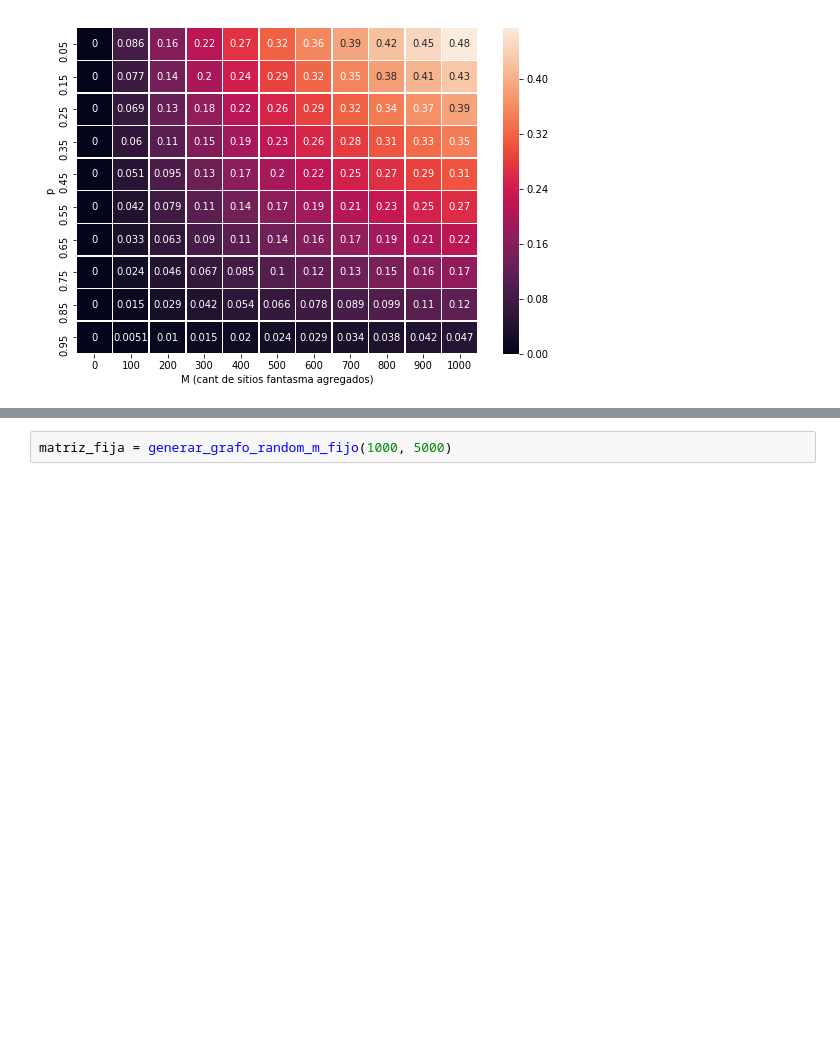
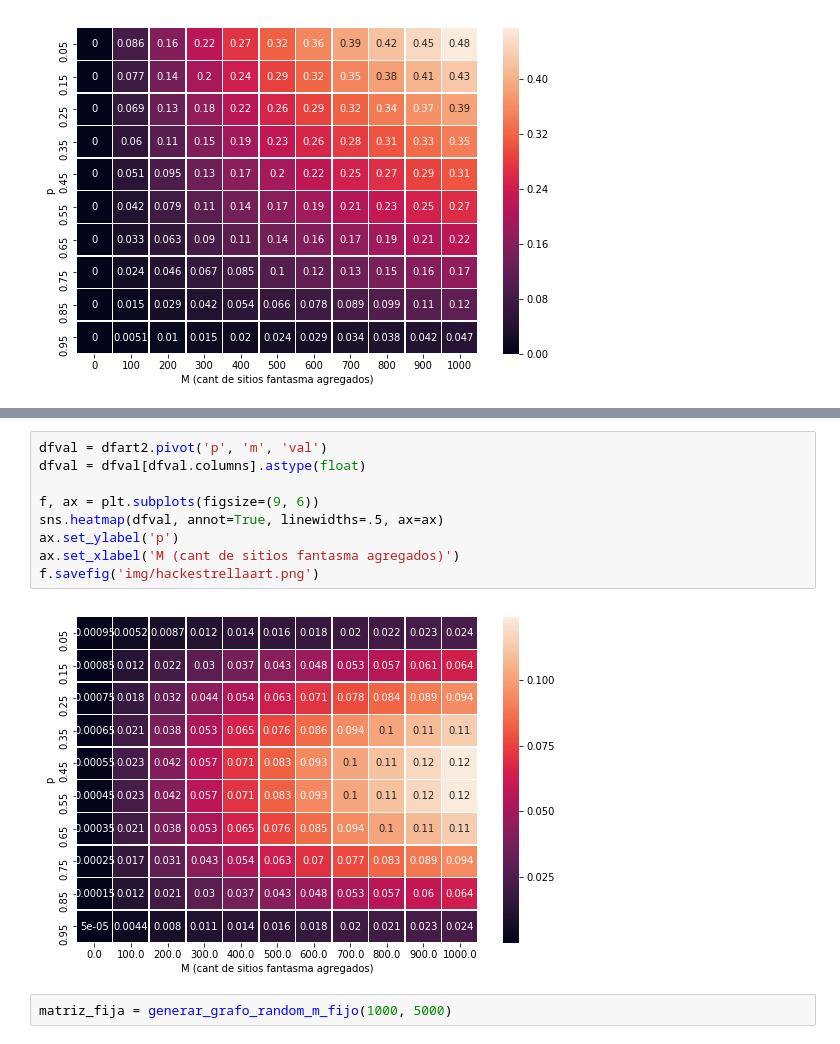
Before and after one commit to ABorgna/metnum, a Jupyter notebook: tp1/src/exp/exp_grafos_hack.ipynb, the cells around one changed output, grey strips where cells are left out. Cells and saved outputs as stored; diff of their text form; blank space fills up the shorter version.

```diff
--- a/tp1/src/exp/exp_grafos_hack.ipynb
+++ b/tp1/src/exp/exp_grafos_hack.ipynb
@@ -97,3 +142,14 @@ f.savefig('img/hackestrelladummys.png')
+# %%
+dfval = dfart2.pivot('p', 'm', 'val')
+dfval = dfval[dfval.columns].astype(float)
+
+f, ax = plt.subplots(figsize=(9, 6))
+sns.heatmap(dfval, annot=True, linewidths=.5, ax=ax)
+ax.set_ylabel('p')
+ax.set_xlabel('M (cant de sitios fantasma agregados)')
+f.savefig('img/hackestrellaart.png')
+# %% [output]
+[figure, added]
 # %%
 matriz_fija = generar_grafo_random_m_fijo(1000, 5000)
 # %%
```
Also changed, not shown: parts of 12 cells of this notebook, 9 other files.
